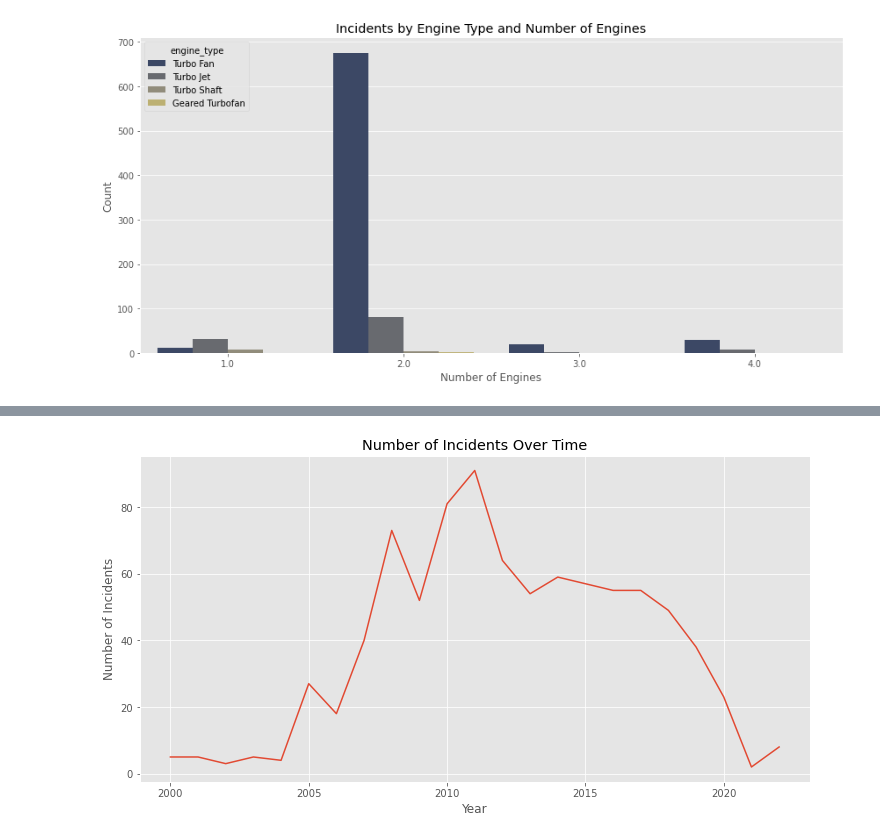
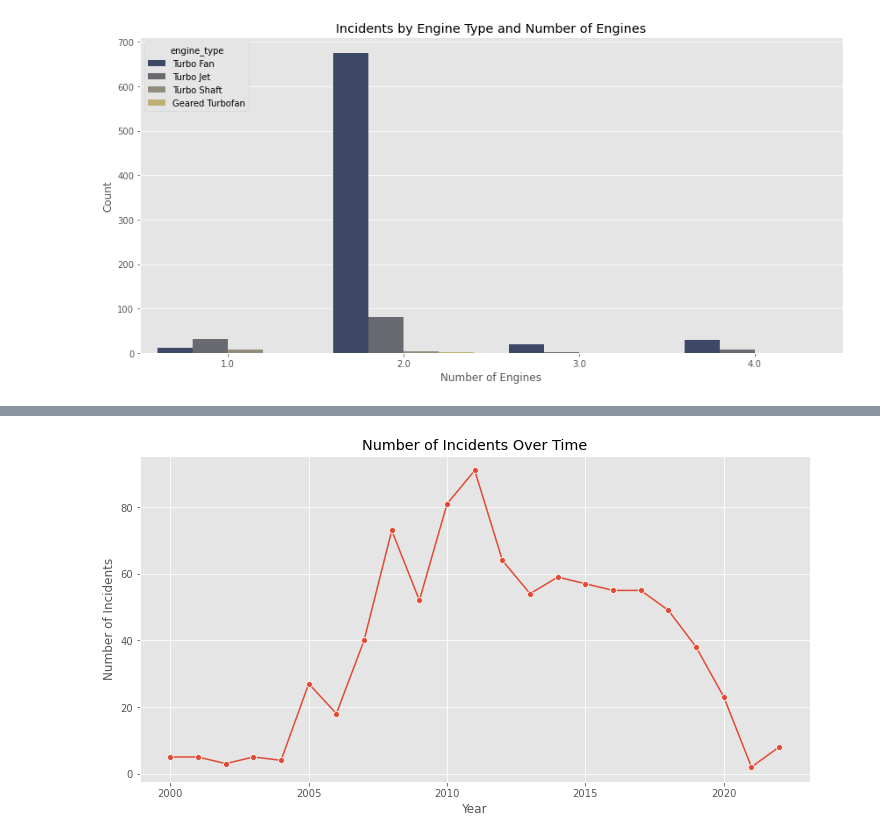
Before and after one commit to 66ultra/Aircraft-Saftey-Analysis, a Jupyter notebook: Aircraft Safety Analysis.ipynb, the cells around one changed output, grey strips where cells are left out. Drawn from its saved outputs; the diff is of its cells as text; code cells hidden in the pictures.

```diff
--- a/Aircraft Safety Analysis.ipynb
+++ b/Aircraft Safety Analysis.ipynb
@@ -235 +241,7 @@ Shown above, I have created a function to normalize the columns in a way that wi
 ***
+# %%
+# Convert the 'make' column to lowercase
+df['make'] = df['make'].str.upper()
+
+# Check the value counts to see the changes
+print(df['make'].value_counts())
@@ -776,23 +852,0 @@ Furthermore, the P-value obtained in this analysis is extremely low, significant
-# %%
-df['make_model'] = df['make'] + " " + df['model']
-
-# Filtering out the make and models with zero average fatal injuries
-non_zero_avg_fatal = df.groupby('make_model')['total_fatal_injuries'].mean().reset_index()
-non_zero_avg_fatal = non_zero_avg_fatal[non_zero_avg_fatal['total_fatal_injuries'] > 0]
-
-non_zero_avg_fatal_sorted = non_zero_avg_fatal.sort_values('total_fatal_injuries', ascending=True)
-
-palette = sns.color_palette("cividis_r", len(non_zero_avg_fatal_sorted.head(20)))
-
-plt.figure(figsize=(12, 6))
-sns.barplot(
-    x='total_fatal_injuries',
-    y='make_model',
-    data=non_zero_avg_fatal_sorted.head(20),
-    palette=palette
-)
-plt.title('Non-Zero Average Fatal Injuries for Aircraft Models')
-plt.xlabel('Average Fatal Injuries')
-plt.ylabel('Aircraft Make and Model')
-plt.tight_layout()
-plt.show()
@@ -838,12 +876,12 @@ This bar chart is showing us the number of incidents that have occurred per engi
 # %%
-incidents_per_year = df.groupby(df['event_date'].dt.year).size()
+# Grouping by event_date year and counting incidents
+incidents_per_year = df.groupby(df['event_date'].dt.year).size().reset_index(name='counts')
 
-# Plot
 plt.figure(figsize=(12, 6))
-incidents_per_year.plot(kind='line')
+sns.lineplot(x='event_date', y='counts', data=incidents_per_year, marker='o')
 plt.title('Number of Incidents Over Time')
 plt.xlabel('Year')
 plt.ylabel('Number of Incidents')
 plt.show()
 # %% [output]
-[figure, old version]
+[figure, new version]
```
Also changed, not shown: parts of 39 cells of this notebook, 15 other files.
